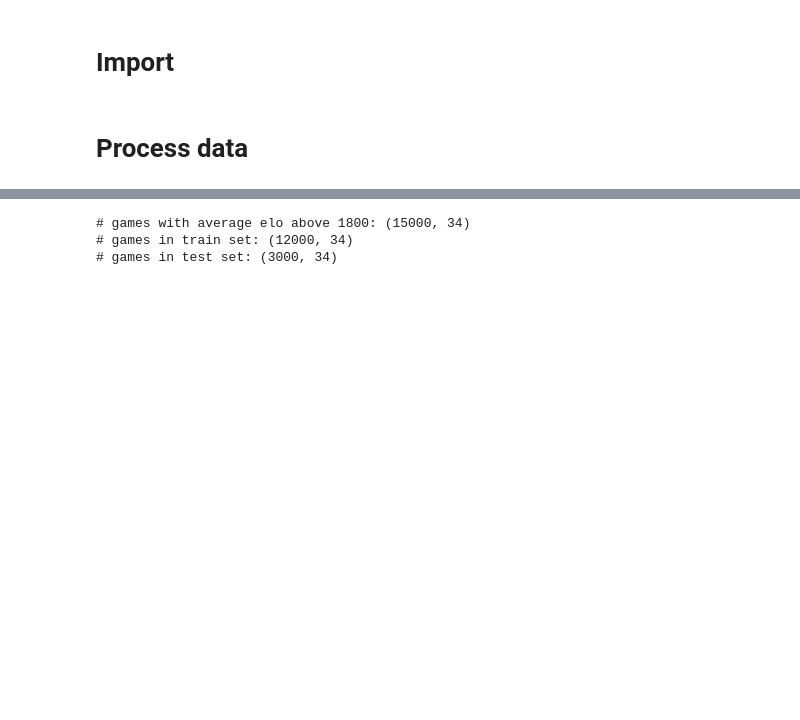
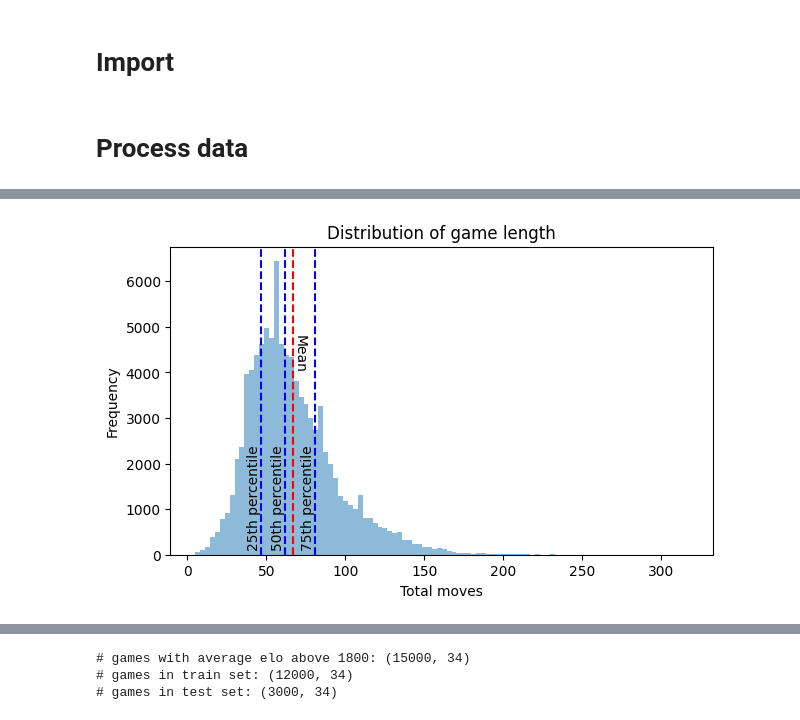
Before and after one commit to ngohiep-noob/Chess-move-recommender, a Jupyter notebook: src/naive.ipynb, the cells around one changed output, grey strips where cells are left out. Cells and saved outputs as stored; diff of their text form; code cells hidden in the pictures; blank space fills up the shorter version.

```diff
--- a/src/naive.ipynb
+++ b/src/naive.ipynb
@@ -49,3 +86,37 @@ df = df[df["Mode"] == "Blitz game"]
+# %%
+# Visualize the distribution of game length
+plt.figure(figsize=(7, 4))
+plt.hist(df["TotalMoves"], bins=100, alpha=0.5)
+#  draw mean line
+#   draw percentile lines
+for q in [0.25, 0.5, 0.75]:
+    plt.axvline(df["TotalMoves"].quantile(q), color="blue", linestyle="--")
+    # label the percentile lines
+    plt.text(
+        df["TotalMoves"].quantile(q),
+        100,
+        f"{q*100:.0f}th percentile",
+        rotation=90,
+        verticalalignment="bottom",
+        horizontalalignment="right",
+    )
+plt.axvline(df["TotalMoves"].mean(), color="red", linestyle="--")
+plt.text(
+    df["TotalMoves"].mean(),
+    4000,
+    "Mean",
+    rotation=-90,
+    verticalalignment="bottom",
+    horizontalalignment="left",
+)
+
+plt.xlabel("Total moves")
+plt.ylabel("Frequency")
+plt.title("Distribution of game length")
+
+plt.show()
+# %% [output]
+[figure, added]
 # %%
 df_elo_above_1800 = df[(df["WhiteElo"] + df["BlackElo"]) / 2 > 1800]
 print(f"# games with average elo above 1800: {df_elo_above_1800.shape}")
```
Also changed, not shown: parts of 20 cells of this notebook, 18 other files.
